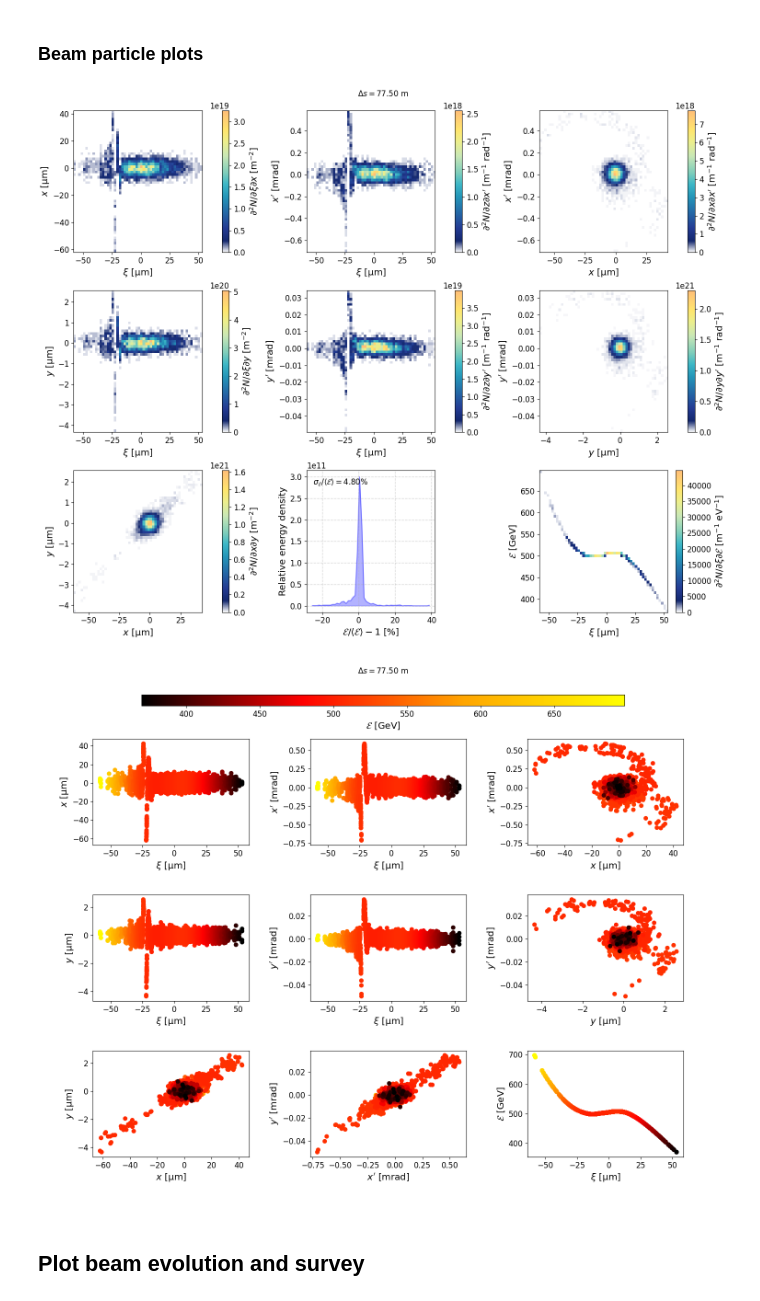
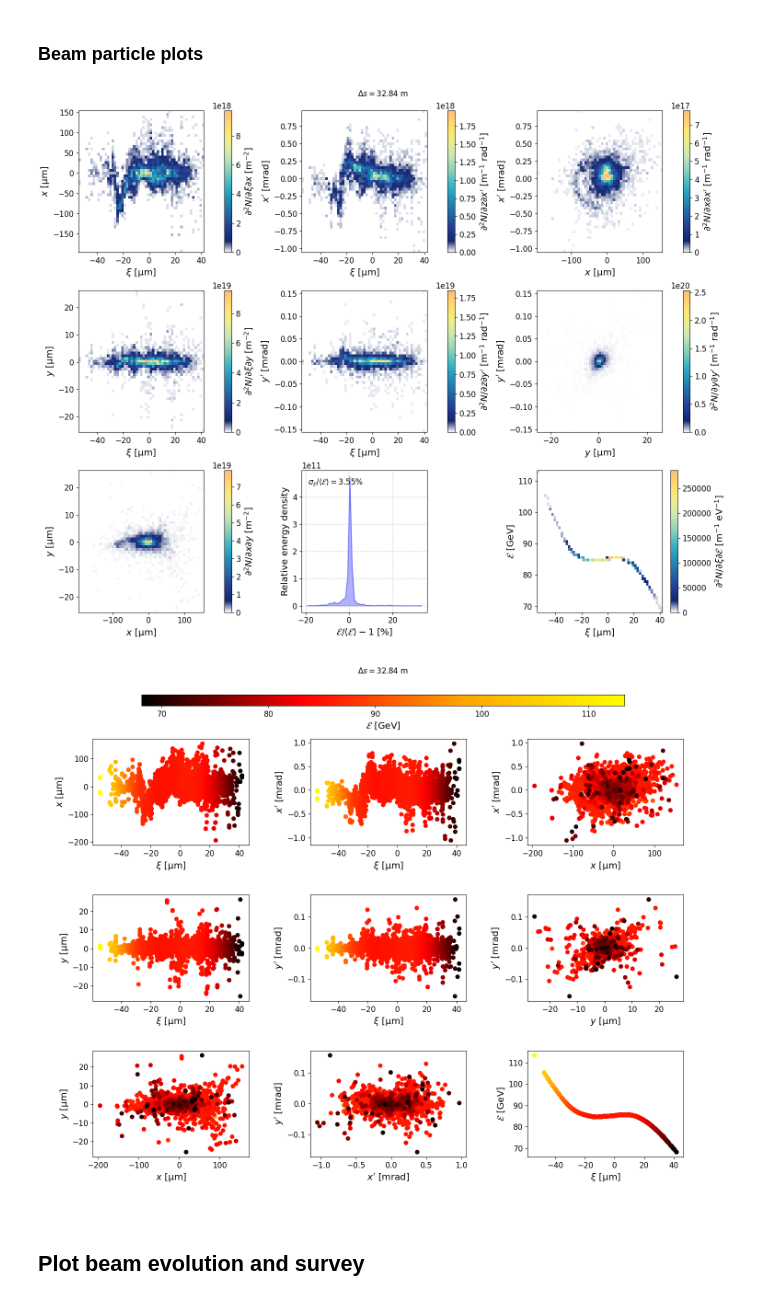
Before and after one commit to abel-framework/ABEL, a Jupyter notebook: examples/HALHF_prtcl_instability_stage_tests.ipynb, the cells around one changed output. Cells and saved outputs as stored; diff of their text form; code cells hidden in the pictures.

```diff
--- a/examples/HALHF_prtcl_instability_stage_tests.ipynb
+++ b/examples/HALHF_prtcl_instability_stage_tests.ipynb
@@ -30,10 +30,10 @@ import: module NUMEXPR is not installed. Install it to speed up calculation
 ## Settings and definitions
 # %%
 # Determines whether the results of the tracking should be overwritten.
-overwrite = False
+overwrite = True
 
 # Determines whether to use interstages in the tracking. Currently also need to comment out some lines in interstage_basic.py.
-use_interstages = False
+use_interstages = True
 
 # Flag for enable interstage drive beam jitter
 enable_driver_jitter = False
@@ -99,6 +99,7 @@ if enable_driver_jitter is True:
 
 driver.symmetrize = True
 #driver.wallplug_efficiency = 0.19
+drive_beam = driver.track()  # Convert a Source object to a Beam object.
 
 
 ############# Define main beam #############
@@ -140,6 +141,7 @@ main.z_offset = 0.00  # [m] # Standard value
 # Other
 main.symmetrize = True
 #main.wallplug_efficiency = 0.1
+main_beam = main.track()     # Convert a Source object to a Beam object.
 # %% [markdown]
 ## Define the linac
 # %%
@@ -503,6 +528,6 @@ CPU seconds: 0.013484999999999303
 # %%
 shot_num = 0
-stage_num = 15
+stage_num = 2
 stage_tracked = linac[shot_num].stages[stage_num]  # Get a specific acceleration stage in a linac. Zero indexing.
 beam_out = linac[shot_num].get_beam(stage_num*2+1)  # Get the corresponding beam after the acceleration stage. Zero indexing.
 #beam_out = linac[shot_num].get_beam(-2)
@@ -532,12 +557,7 @@ if save_plots is True:
 # %% [markdown]
 ### Beam particle plots
 # %%
-plot_stage = stage_tracked
-
-# Set up override to plot other stages
-#plot_stage = linac[shot_num].stages[1]  # Get a specific acceleration stage in a linac. Zero indexing.
-
-plot_stage.density_map_diags(beam=beam_out, plot_centroids=False)
+stage_tracked.density_map_diags(beam=beam_out)
 
 # Save the figure
 if save_plots is True and overwrite is True:
@@ -548,24 +568,19 @@ if save_plots is True and overwrite is True:
     plt.savefig(filename+'.pdf', format='pdf', dpi=save_fig_dpi, bbox_inches='tight', transparent=False)
     plt.savefig(filename+'.png', format='png', dpi=save_fig_dpi, bbox_inches='tight', transparent=False)
 # %% [output]
-[figure, old version]
+[figure, new version]
 # %%
-plot_stage = stage_tracked
-
-# Set up override to plot other stages
-#plot_stage = linac[shot_num].stages[1]  # Get a specific acceleration stage in a linac. Zero indexing.
-
-plot_stage.scatter_diags(beam=beam_out, plot_centroids=False, n_th_particle=1, show_slice_grid=False, plot_k_beta=False)
+stage_tracked.scatter_diags(beam=beam_out, n_th_particle=1)
 
 # Save the figure
 if save_plots is True and overwrite is True:
     if use_interstages is True:
         filename = stage_tracked.diag_path + 'scatter_HALHF_' + 'prtclInstabilityStage' + str(stage_num) + '_interstages_' + str(main.num_particles) + 'prtcls_' + str(stage_tracked.time_step_mod ) + 'dt.png'
     else:
         filename = stage_tracked.diag_path + 'scatter_HALHF_' + 'prtclInstabilityStage' + str(stage_num) + '_' + str(main.num_particles) + 'prtcls_' + str(stage_tracked.time_step_mod ) + 'dt.png'
     plt.savefig(filename, format='png', dpi=save_fig_dpi, bbox_inches='tight', transparent=False)
 # %% [output]
-[figure, old version]
+[figure, new version]
 # %% [markdown]
 ## Plot beam evolution and survey
 # %%
```
Also changed, not shown: parts of 23 cells of this notebook, 6 other files.
